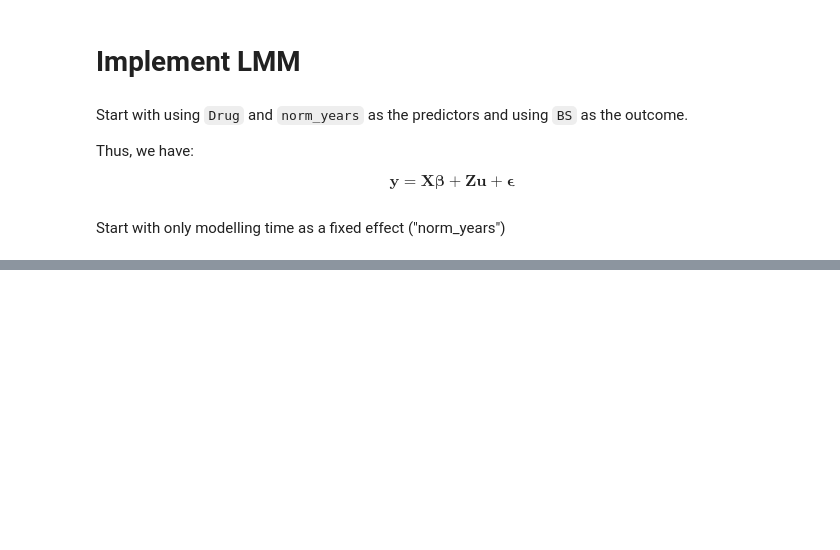
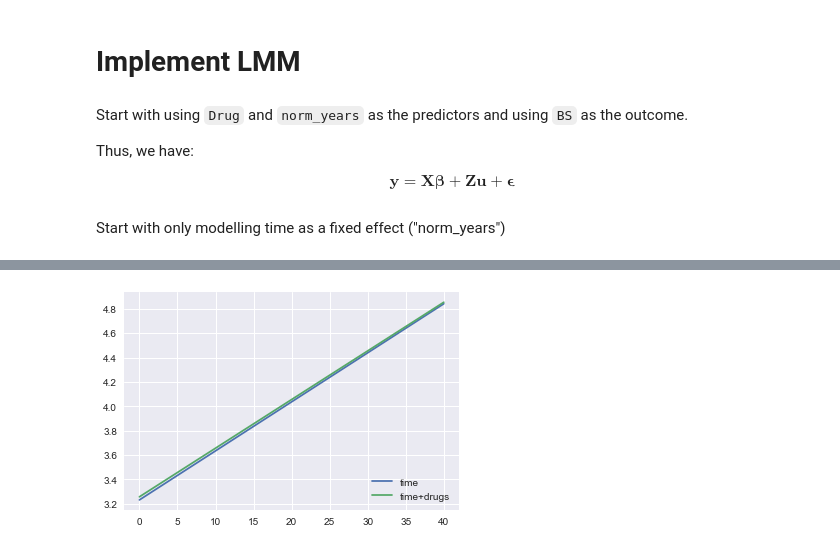
Before and after one commit to Rendiere/as-analysis, a Jupyter notebook: src/bs_linear_mixel_model.ipynb, the cells around one changed output, grey strips where cells are left out. Cells and saved outputs as stored; diff of their text form; code cells hidden in the pictures; blank space fills up the shorter version.

```diff
--- a/src/bs_linear_mixel_model.ipynb
+++ b/src/bs_linear_mixel_model.ipynb
@@ -157,5 +154,10 @@ ids_to_idx = {p_id:idx for idx,p_id in enumerate(patient_ids)}
 samples_idx = list(range(n_samples))
 
 y = agg_df['BS'].values
+# %%
+results = {
+    'time': {},
+    'time+drugs': {},
+}
 # %% [markdown]
 Start with only modelling time as a fixed effect ("norm_years")
@@ -249,0 +164,15 @@ Model Summary:
+# %%
+import statsmodels.api as sm
+import statsmodels.formula.api as smf
+
+lm = smf.mixedlm('BS ~ norm_years', agg_df, groups=ids_list)
+
+result = lm.fit()
+
+params = result.params
+
+results['time']['intercept'] = params['Intercept']
+results['time']['norm_years'] = params['norm_years']
+results['time']['groups_RE'] = params['groups RE']
+
+result.summary()
@@ -249,0 +215,15 @@ Model Summary:
+# %%
+x = range(min(agg_df['norm_years']), agg_df['norm_years'].max())
+
+y1 = results['time']['intercept'] + x * results['time']['norm_years']
+
+y2 = results['time+drugs']['intercept'] + x * results['time+drugs']['norm_years'] \
+                                        + results['time+drugs']['Drug']
+# %%
+plt.figure()
+plt.plot(x, y1, label='time')
+plt.plot(x, y2, label='time+drugs')
+plt.legend(loc='lower right')
+plt.show()
+# %% [output]
+[figure, added]
```
Also changed, not shown: parts of 9 cells of this notebook.
